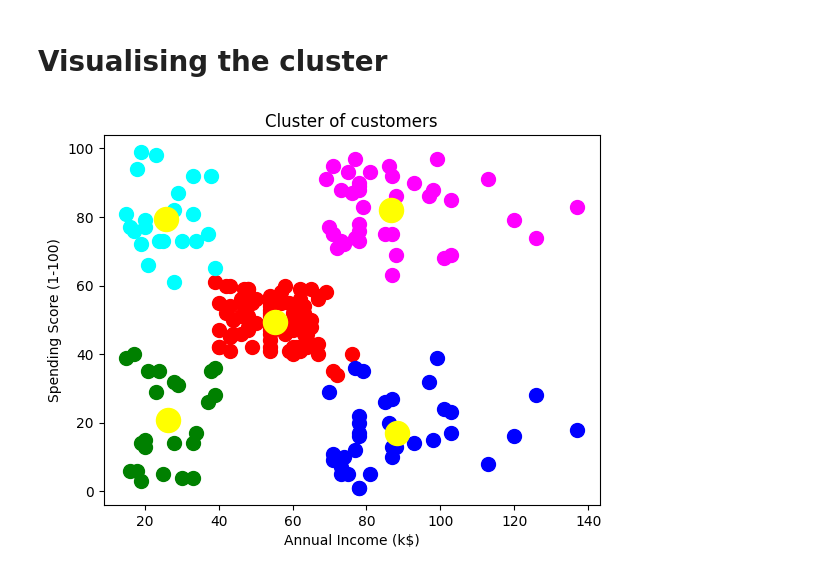
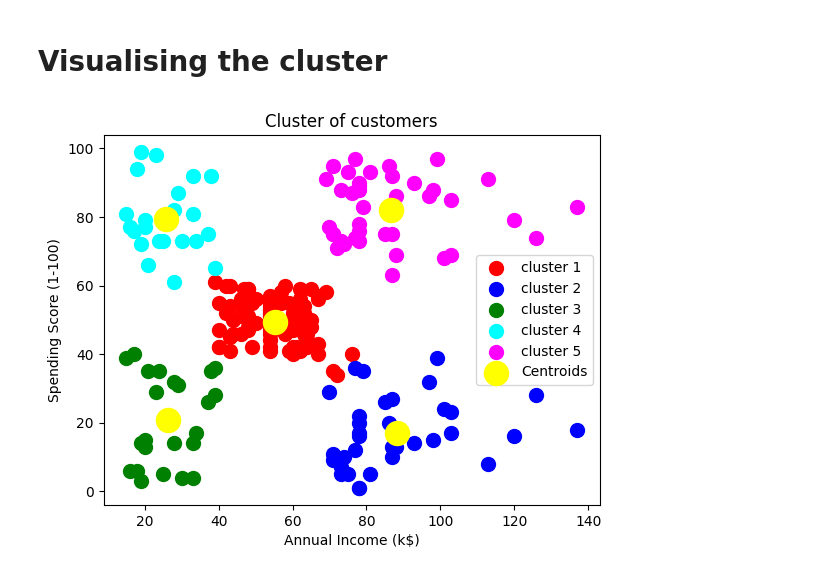
Before and after one commit to pooyanosk1382/DataScienceAndMachineLearning, a Jupyter notebook: Clustering/KMeansClustering.ipynb, the cells around one changed output. Saved outputs shown, nothing was run; the diff lists cells and outputs as text; code cells hidden in the pictures.

```diff
--- a/Clustering/KMeansClustering.ipynb
+++ b/Clustering/KMeansClustering.ipynb
@@ -46,13 +46,14 @@ print(yKMeans)
 # %%
 plt.scatter(x[yKMeans==0, 0], x[yKMeans==0, 1], s=100, c='red', label='cluster 1')
 plt.scatter(x[yKMeans==1, 0], x[yKMeans==1, 1], s=100, c='blue', label='cluster 2')
 plt.scatter(x[yKMeans==2, 0], x[yKMeans==2, 1], s=100, c='green', label='cluster 3')
 plt.scatter(x[yKMeans==3, 0], x[yKMeans==3, 1], s=100, c='cyan', label='cluster 4')
 plt.scatter(x[yKMeans==4, 0], x[yKMeans==4, 1], s=100, c='magenta', label='cluster 5')
 plt.scatter(kMeans.cluster_centers_[:, 0], kMeans.cluster_centers_[:, 1], s=300, c='yellow', label='Centroids')
 plt.title('Cluster of customers')
 plt.xlabel('Annual Income (k$)')
 plt.ylabel('Spending Score (1-100)')
+plt.legend()
 plt.show()
 # %% [output]
-[figure, old version]
+[figure, new version]
```
